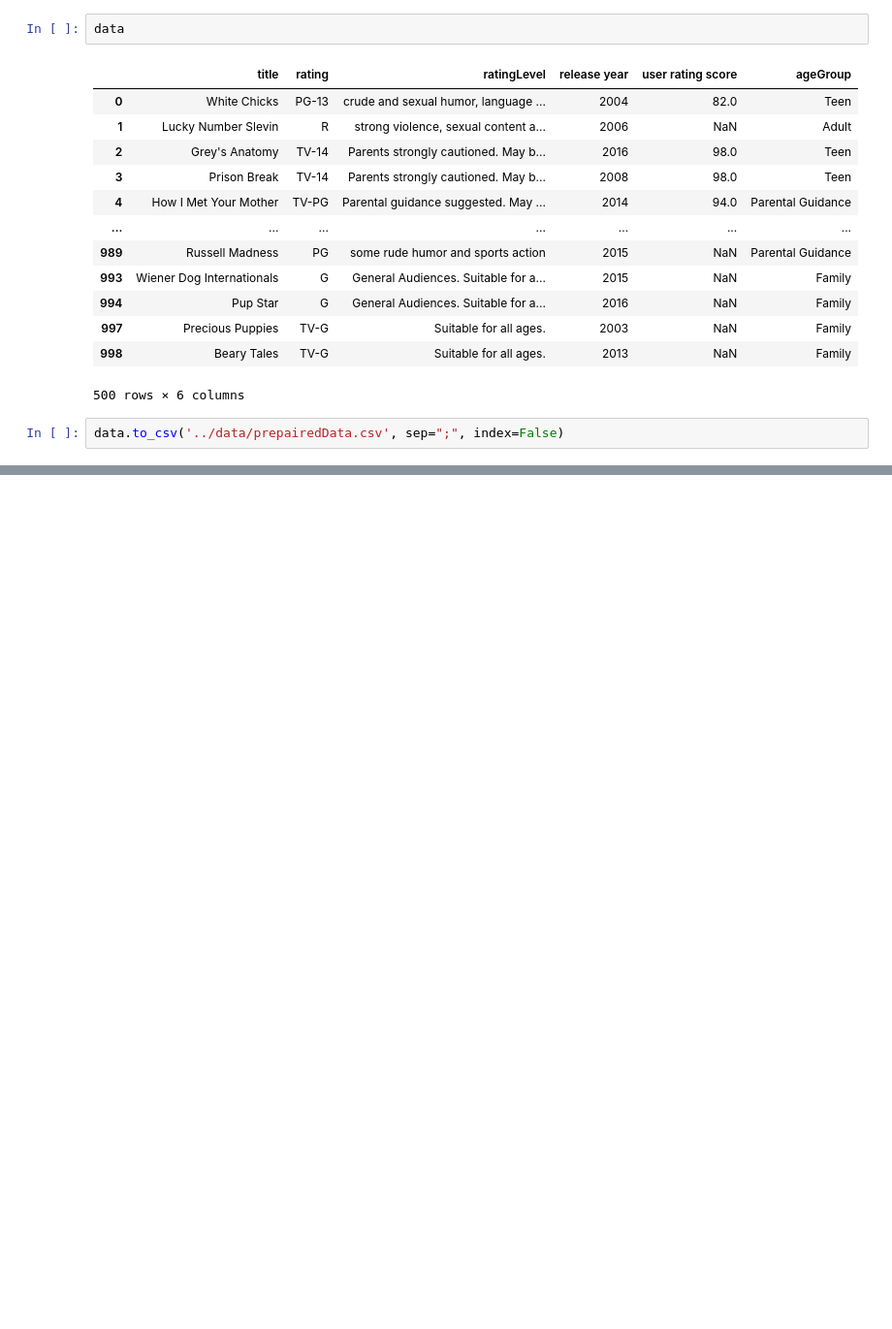
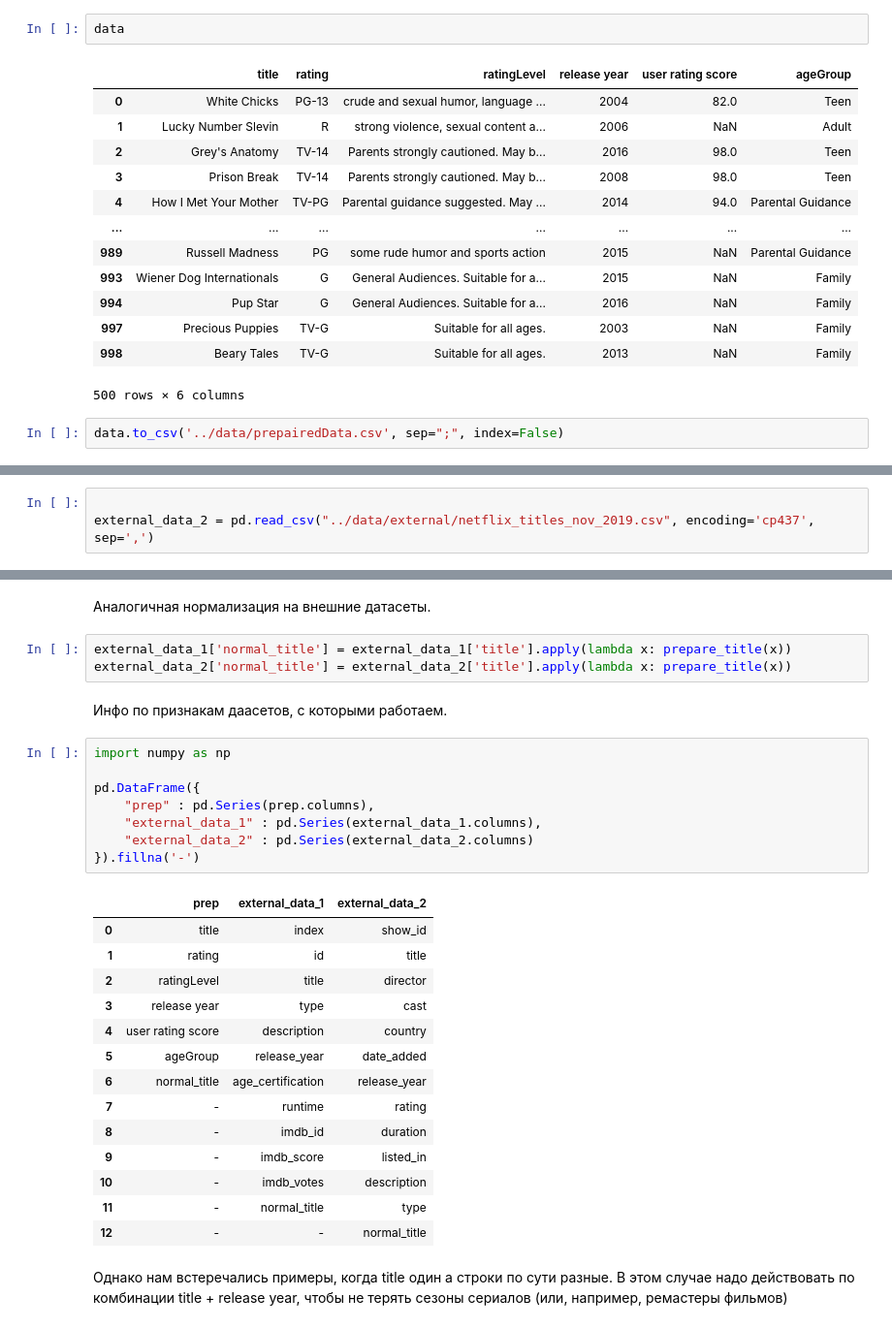
Before and after one commit to HSE-Study-Team/ML_EDA, a Jupyter notebook: notebooks/data_prepare.ipynb, the cells around one changed output, grey strips where cells are left out. Shown at 97% size. Saved outputs shown, nothing was run; the diff lists cells and outputs as text; blank space fills up the shorter version.

```diff
--- a/notebooks/data_prepare.ipynb
+++ b/notebooks/data_prepare.ipynb
@@ -271,0 +274,3 @@ external_data = pd.read_csv("../data/external/Netflix Dataset.csv", encoding='cp
+# %%
+
+external_data_2 = pd.read_csv("../data/external/netflix_titles_nov_2019.csv", encoding='cp437', sep=',')
@@ -271,0 +326,32 @@ external_data = pd.read_csv("../data/external/Netflix Dataset.csv", encoding='cp
+# %% [markdown]
+Аналогичная нормализация на внешние датасеты.
+# %%
+external_data_1['normal_title'] = external_data_1['title'].apply(lambda x: prepare_title(x))
+external_data_2['normal_title'] = external_data_2['title'].apply(lambda x: prepare_title(x))
+# %% [markdown]
+Инфо по признакам даасетов, с которыми работаем.
+# %%
+import numpy as np
+
+pd.DataFrame({
+    "prep" : pd.Series(prep.columns),
+    "external_data_1" : pd.Series(external_data_1.columns),
+    "external_data_2" : pd.Series(external_data_2.columns)
+}).fillna('-')
+# %% [output]
+|  | prep | external_data_1 | external_data_2 |
+| 0 | title | index | show_id |
+| 1 | rating | id | title |
+| 2 | ratingLevel | title | director |
+| 3 | release year | type | cast |
+| 4 | user rating score | description | country |
+| 5 | ageGroup | release_year | date_added |
+| 6 | normal_title | age_certification | release_year |
+| 7 | - | runtime | rating |
+| 8 | - | imdb_id | duration |
+| 9 | - | imdb_score | listed_in |
+| 10 | - | imdb_votes | description |
+| 11 | - | normal_title | type |
+| 12 | - | - | normal_title |
+# %% [markdown]
+Однако нам встеречались примеры, когда title один а строки по сути разные. В этом случае надо действовать по комбинации title + release year, чтобы не терять сезоны сериалов (или, например, ремастеры фильмов)
```
Also changed, not shown: parts of 26 cells of this notebook, 3 other files.
